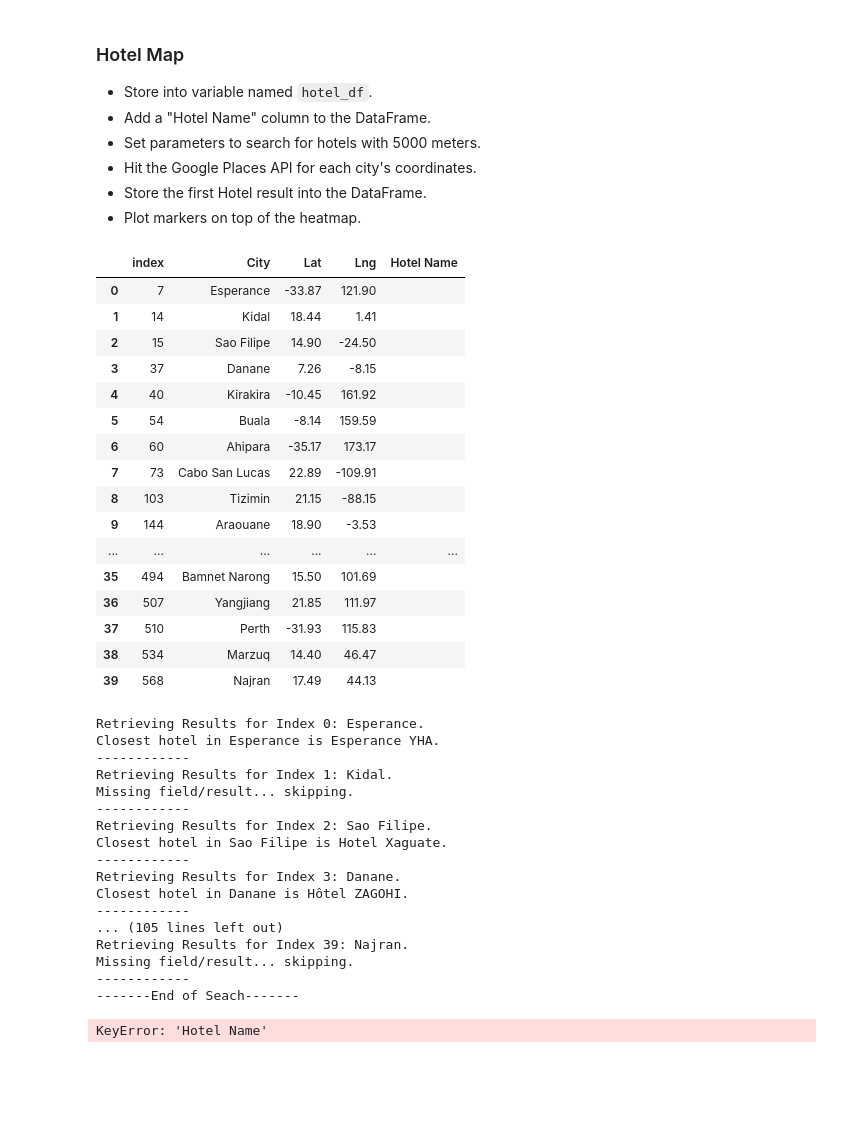
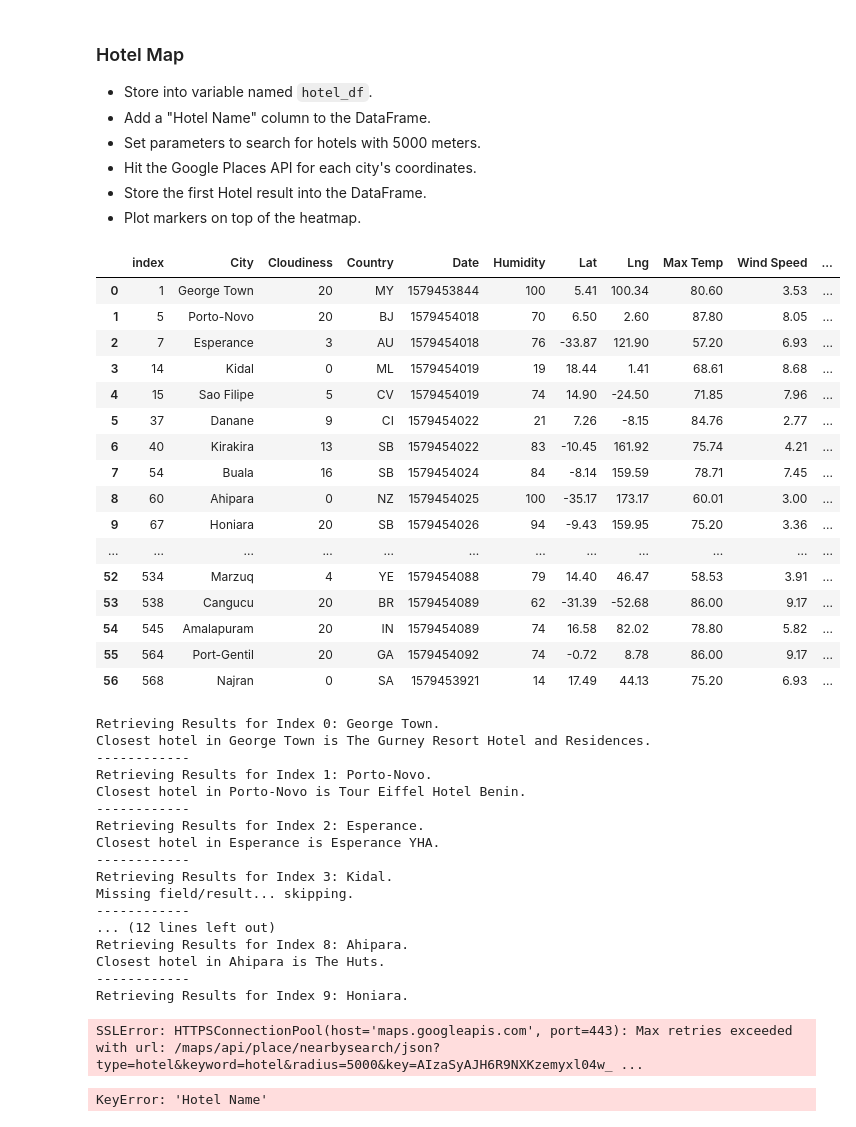
Before and after one commit to kanamoore/python-api-challenge, a Jupyter notebook: VacationPy/VacationPy.ipynb, the cells around one changed output. Saved outputs shown, nothing was run; the diff lists cells and outputs as text; code cells hidden in the pictures; blank space fills up the shorter version.

```diff
--- a/VacationPy/VacationPy.ipynb
+++ b/VacationPy/VacationPy.ipynb
@@ -114,28 +114,28 @@ narrowed_city_df
 * Store the first Hotel result into the DataFrame.
 * Plot markers on top of the heatmap.
 # %%
-hotel_df = narrowed_city_df[["City", "Lat", "Lng"]].reset_index()
+hotel_df = narrowed_city_df.reset_index()
 hotel_df["Hotel Name"] = ""
 
 hotel_df
 # %% [output]
-|  | index | City | Lat | Lng | Hotel Name |
-| 0 | 7 | Esperance | -33.87 | 121.90 |  |
-| 1 | 14 | Kidal | 18.44 | 1.41 |  |
-| 2 | 15 | Sao Filipe | 14.90 | -24.50 |  |
-| 3 | 37 | Danane | 7.26 | -8.15 |  |
-| 4 | 40 | Kirakira | -10.45 | 161.92 |  |
-| 5 | 54 | Buala | -8.14 | 159.59 |  |
-| 6 | 60 | Ahipara | -35.17 | 173.17 |  |
-| 7 | 73 | Cabo San Lucas | 22.89 | -109.91 |  |
-| 8 | 103 | Tizimin | 21.15 | -88.15 |  |
-| 9 | 144 | Araouane | 18.90 | -3.53 |  |
-| ... | ... | ... | ... | ... | ... |
-| 35 | 494 | Bamnet Narong | 15.50 | 101.69 |  |
-| 36 | 507 | Yangjiang | 21.85 | 111.97 |  |
-| 37 | 510 | Perth | -31.93 | 115.83 |  |
-| 38 | 534 | Marzuq | 14.40 | 46.47 |  |
-| 39 | 568 | Najran | 17.49 | 44.13 |  |
+|  | index | City | Cloudiness | Country | Date | Humidity | Lat | Lng | Max Temp | Wind Speed | ... |
+| 0 | 1 | George Town | 20 | MY | 1579453844 | 100 | 5.41 | 100.34 | 80.60 | 3.53 | ... |
+| 1 | 5 | Porto-Novo | 20 | BJ | 1579454018 | 70 | 6.50 | 2.60 | 87.80 | 8.05 | ... |
+| 2 | 7 | Esperance | 3 | AU | 1579454018 | 76 | -33.87 | 121.90 | 57.20 | 6.93 | ... |
+| 3 | 14 | Kidal | 0 | ML | 1579454019 | 19 | 18.44 | 1.41 | 68.61 | 8.68 | ... |
+| 4 | 15 | Sao Filipe | 5 | CV | 1579454019 | 74 | 14.90 | -24.50 | 71.85 | 7.96 | ... |
+| 5 | 37 | Danane | 9 | CI | 1579454022 | 21 | 7.26 | -8.15 | 84.76 | 2.77 | ... |
+| 6 | 40 | Kirakira | 13 | SB | 1579454022 | 83 | -10.45 | 161.92 | 75.74 | 4.21 | ... |
+| 7 | 54 | Buala | 16 | SB | 1579454024 | 84 | -8.14 | 159.59 | 78.71 | 7.45 | ... |
+| 8 | 60 | Ahipara | 0 | NZ | 1579454025 | 100 | -35.17 | 173.17 | 60.01 | 3.00 | ... |
+| 9 | 67 | Honiara | 20 | SB | 1579454026 | 94 | -9.43 | 159.95 | 75.20 | 3.36 | ... |
+| ... | ... | ... | ... | ... | ... | ... | ... | ... | ... | ... | ... |
+| 52 | 534 | Marzuq | 4 | YE | 1579454088 | 79 | 14.40 | 46.47 | 58.53 | 3.91 | ... |
+| 53 | 538 | Cangucu | 20 | BR | 1579454089 | 62 | -31.39 | -52.68 | 86.00 | 9.17 | ... |
+| 54 | 545 | Amalapuram | 20 | IN | 1579454089 | 74 | 16.58 | 82.02 | 78.80 | 5.82 | ... |
+| 55 | 564 | Port-Gentil | 20 | GA | 1579454092 | 74 | -0.72 | 8.78 | 86.00 | 9.17 | ... |
+| 56 | 568 | Najran | 0 | SA | 1579453921 | 14 | 17.49 | 44.13 | 75.20 | 6.93 | ... |
 # %%
 base_url = "https://maps.googleapis.com/maps/api/place/nearbysearch/json"
 
@@ -170,23 +170,24 @@ for index, row in hotel_df.iterrows():
     print("------------")
 print("-------End of Seach-------")
 # %% [output]
-Retrieving Results for Index 0: Esperance.
+Retrieving Results for Index 0: George Town.
+Closest hotel in George Town is The Gurney Resort Hotel and Residences.
+------------
+Retrieving Results for Index 1: Porto-Novo.
+Closest hotel in Porto-Novo is Tour Eiffel Hotel Benin.
+------------
+Retrieving Results for Index 2: Esperance.
 Closest hotel in Esperance is Esperance YHA.
 ------------
-Retrieving Results for Index 1: Kidal.
+Retrieving Results for Index 3: Kidal.
 Missing field/result... skipping.
 ------------
-Retrieving Results for Index 2: Sao Filipe.
-Closest hotel in Sao Filipe is Hotel Xaguate.
+... (12 lines left out)
+Retrieving Results for Index 8: Ahipara.
+Closest hotel in Ahipara is The Huts.
 ------------
-Retrieving Results for Index 3: Danane.
-Closest hotel in Danane is Hôtel ZAGOHI.
-------------
-... (105 lines left out)
-Retrieving Results for Index 39: Najran.
-Missing field/result... skipping.
-------------
--------End of Seach-------
+Retrieving Results for Index 9: Honiara.
+SSLError: HTTPSConnectionPool(host='maps.googleapis.com', port=443): Max retries exceeded with url: /maps/api/place/nearbysearch/json?type=hotel&keyword=hotel&radius=5000&key=AIzaSyAJH6R9NXKzemyxl04w_ ...
 # %%
 # NOTE: Do not change any of the code in this cell
 
```
Also changed, not shown: parts of 2 cells of this notebook.
